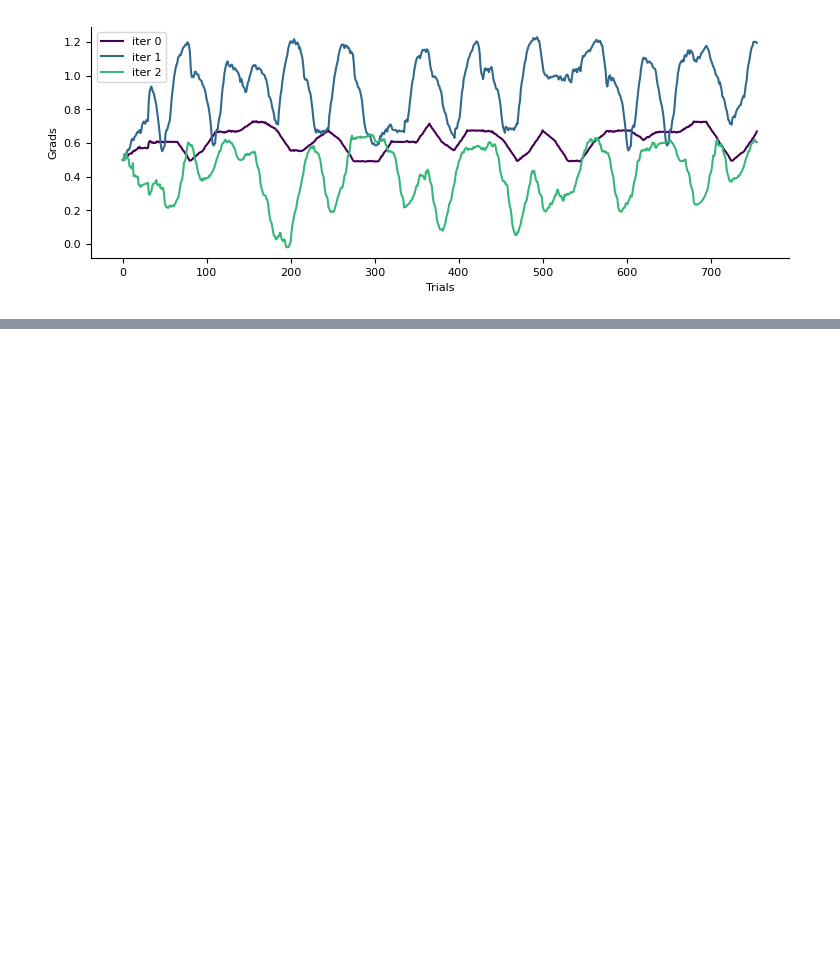
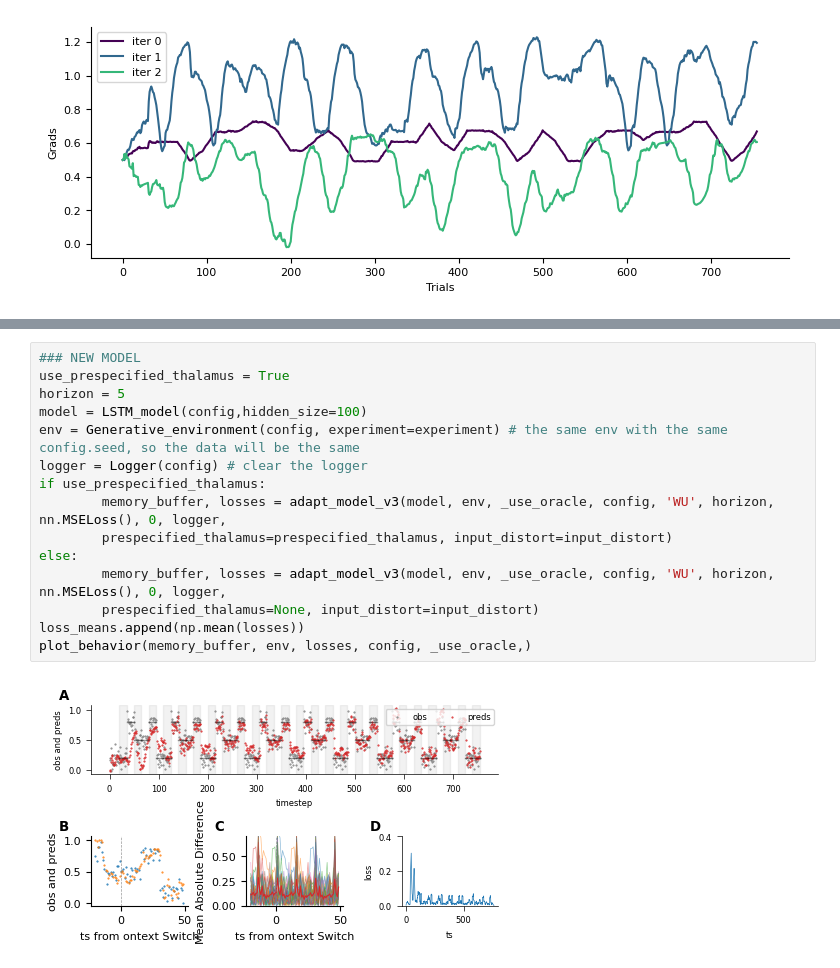
Before and after one commit to hummosa/contextual_switching_task, a Jupyter notebook: hierarchical_random_repeats_multi_scale_task.ipynb, the cells around one changed output, grey strips where cells are left out. Drawn from its saved outputs; the diff is of its cells as text; blank space fills up the shorter version.

```diff
--- a/hierarchical_random_repeats_multi_scale_task.ipynb
+++ b/hierarchical_random_repeats_multi_scale_task.ipynb
@@ -628,0 +673,17 @@ ax.legend()
+# %%
+### NEW MODEL
+use_prespecified_thalamus = True
+horizon = 5
+model = LSTM_model(config,hidden_size=100)
+env = Generative_environment(config, experiment=experiment) # the same env with the same config.seed, so the data will be the same
+logger = Logger(config) # clear the logger
+if use_prespecified_thalamus:
+        memory_buffer, losses = adapt_model_v3(model, env, _use_oracle, config, 'WU', horizon, nn.MSELoss(), 0, logger,
+        prespecified_thalamus=prespecified_thalamus, input_distort=input_distort)
+else:
+        memory_buffer, losses = adapt_model_v3(model, env, _use_oracle, config, 'WU', horizon, nn.MSELoss(), 0, logger,
+        prespecified_thalamus=None, input_distort=input_distort)
+loss_means.append(np.mean(losses))
+plot_behavior(memory_buffer, env, losses, config, _use_oracle,)
+# %% [output]
+[figure, added]
```
Also changed, not shown: parts of 18 cells of this notebook, 5 other files.
